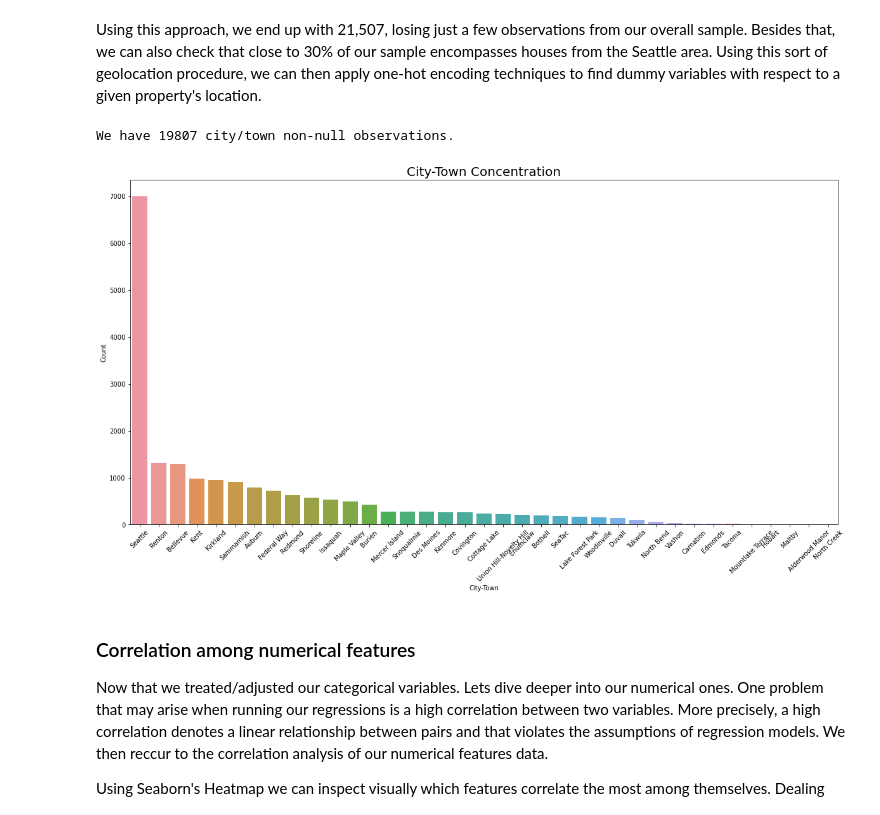
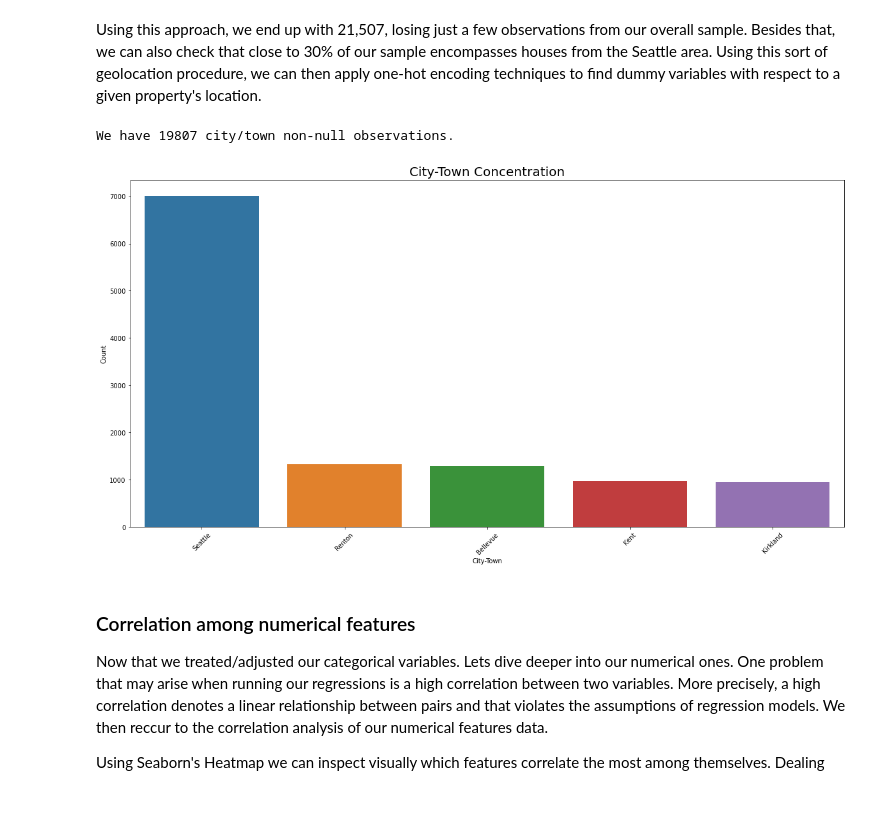
Before and after one commit to ovilar/phase_2-project, a Jupyter notebook: student.ipynb, the cells around one changed output. Drawn from its saved outputs; the diff is of its cells as text; code cells hidden in the pictures.

```diff
--- a/student.ipynb
+++ b/student.ipynb
@@ -304,18 +297,18 @@ Using this approach, we end up with 21,507, losing just a few observations from
 # %%
 #How many observations do we end up with?
 print('We have', df['city_town'].value_counts().sum(), 'city/town non-null observations.')
 
 #Checking the overall gist of the city-town location
 df['city_town'].value_counts()
 
 #City-Town plot
 fig, ax = plt.subplots(figsize = (20,10))
-sns.countplot(x = df['city_town'], order = df['city_town'].value_counts().index).set_title('City-Town Concentration', fontsize = 20)
+sns.countplot(x = df['city_town'], order = df['city_town'].value_counts().index[:5]).set_title('City-Town Concentration', fontsize = 20)
 plt.xticks(rotation = 45)
 ax.set(xlabel = 'City-Town', ylabel = 'Count');
 # %% [output]
 We have 19807 city/town non-null observations.
-[figure, old version]
+[figure, new version]
 # %%
 #Adding city_town to the list of categorical variables so we can encode them all
 categorical.append('city_town')
```
Also changed, not shown: parts of 14 cells of this notebook, 3 other files.
